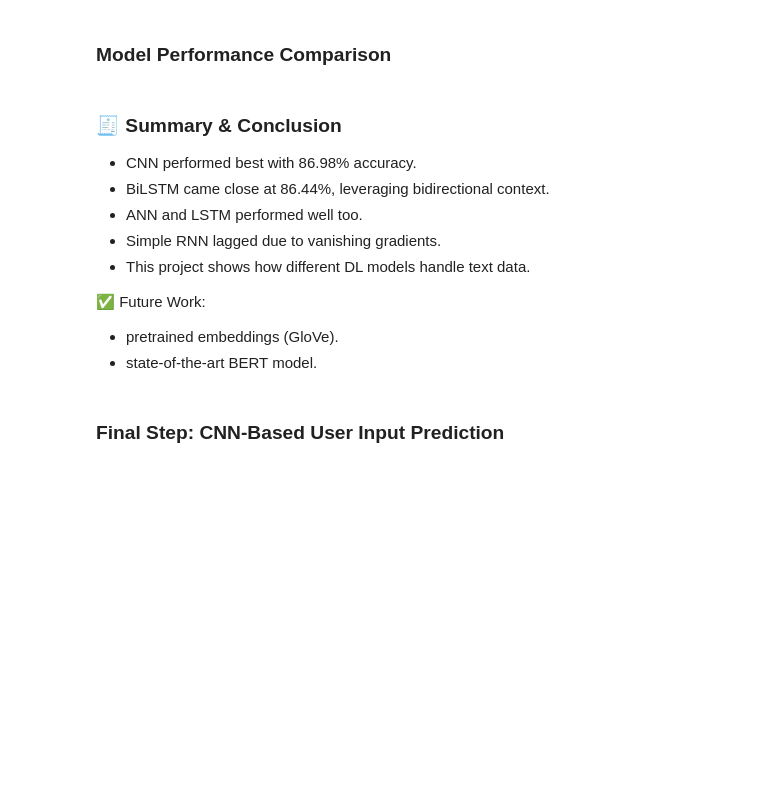
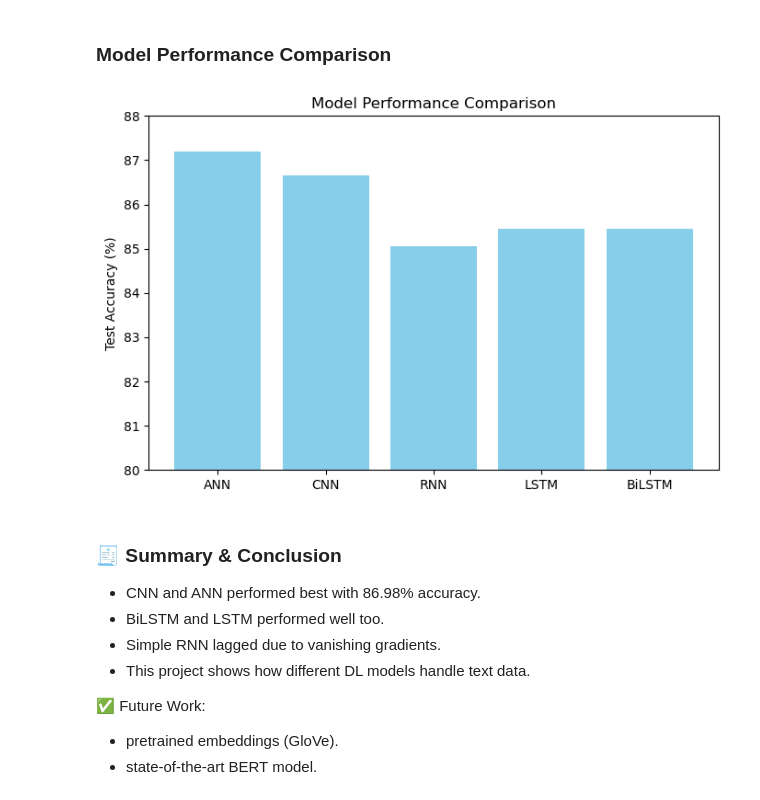
Before and after one commit to Himuike/imdb_sentiment_prediction, a Jupyter notebook: imdb.ipynb, the cells around one changed output. Saved outputs shown, nothing was run; the diff lists cells and outputs as text; code cells hidden in the pictures; blank space fills up the shorter version.

```diff
--- a/imdb.ipynb
+++ b/imdb.ipynb
@@ -458,26 +523,25 @@ print(f"Sentiment: {sentiment}")
 # %%
 # Accuracy summary
 model_names = ['ANN', 'CNN', 'RNN', 'LSTM', 'BiLSTM']
-accuracies = [85.01, 86.98, 83.13, 85.97, 86.44]
+accuracies = [87.20, 86.65, 85.06, 85.46, 85.46]
 
 import matplotlib.pyplot as plt
 
 plt.figure(figsize=(8,5))
 plt.bar(model_names, accuracies, color='skyblue')
 plt.ylabel('Test Accuracy (%)')
 plt.title('Model Performance Comparison')
 plt.ylim(80, 88)
 plt.show()
+# %% [output]
+[figure, added]
 # %% [markdown]
 ### 🧾 Summary & Conclusion
-- CNN performed best with 86.98% accuracy.
-- BiLSTM came close at 86.44%, leveraging bidirectional context.
-- ANN and LSTM performed well too.
+- CNN and ANN performed best with 86.98% accuracy.
+- BiLSTM and LSTM performed well too.
 - Simple RNN lagged due to vanishing gradients.
 - This project shows how different DL models handle text data.
 
 ✅ Future Work:
 - pretrained embeddings (GloVe).
 - state-of-the-art BERT model.
-# %% [markdown]
-### Final Step: CNN-Based User Input Prediction
```
Also changed, not shown: parts of 26 cells of this notebook.
